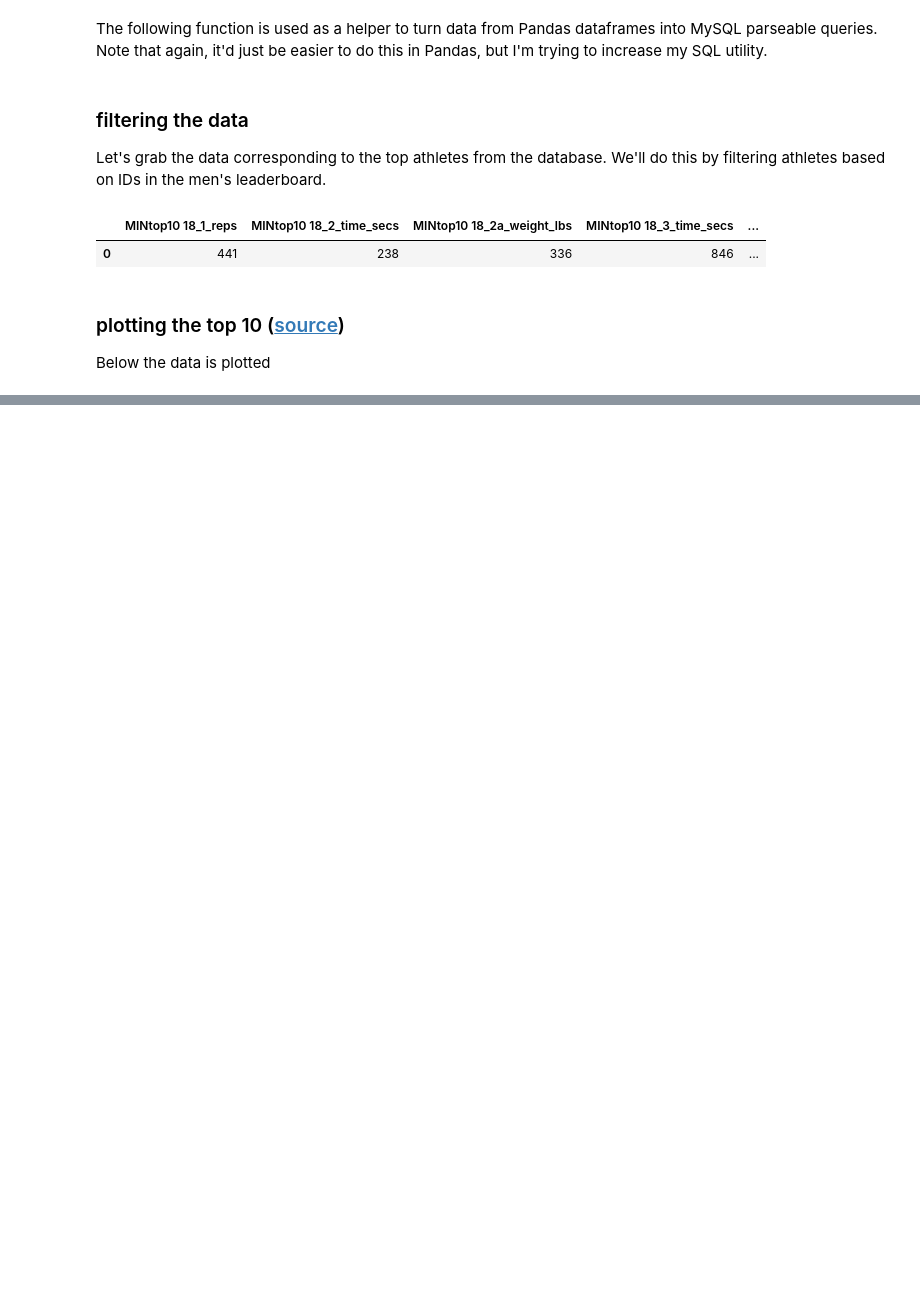
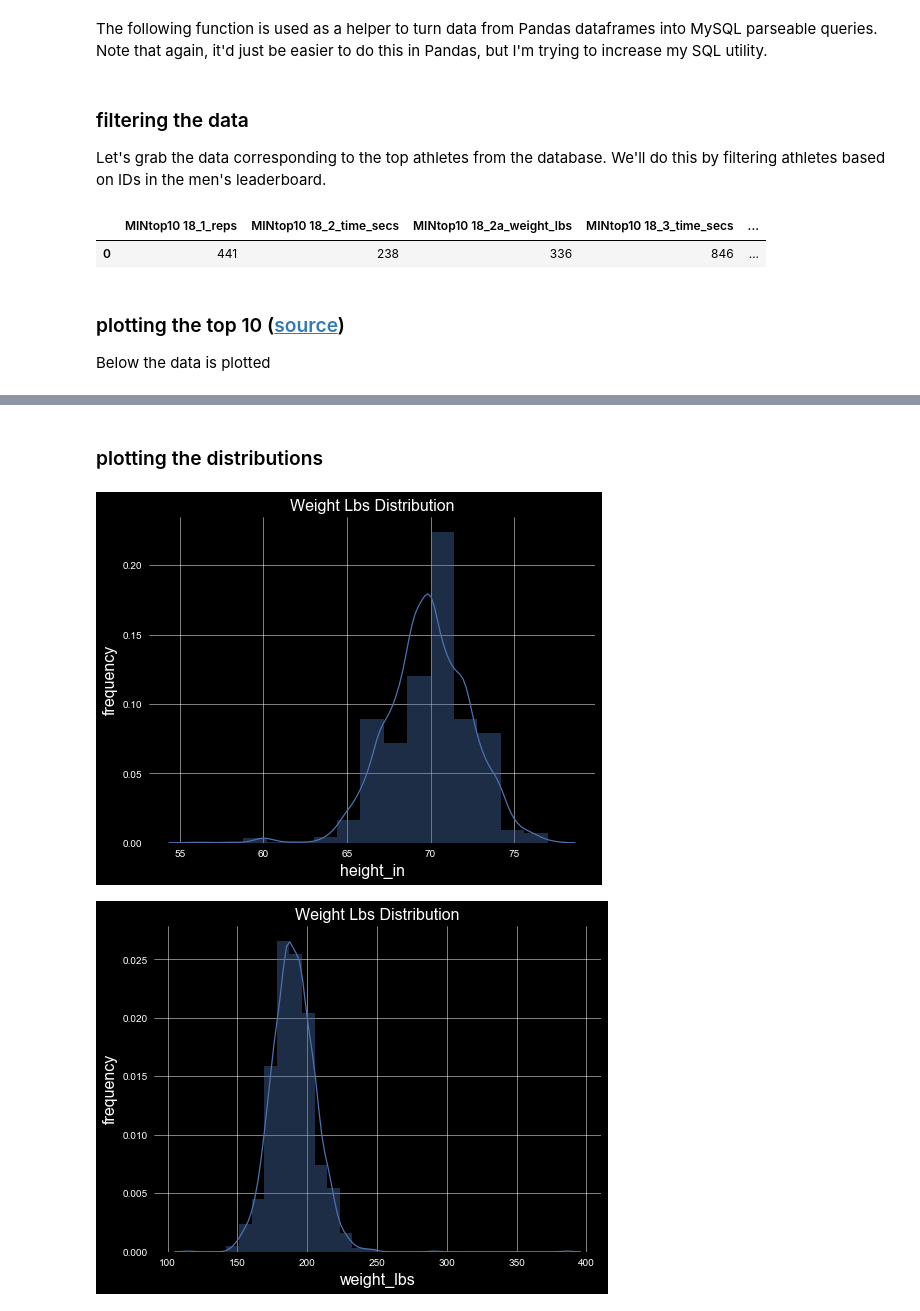
Before and after one commit to zfreedman/crossfit_open_2018, a Jupyter notebook: data_visualization.ipynb, the cells around one changed output, grey strips where cells are left out. Saved outputs shown, nothing was run; the diff lists cells and outputs as text; code cells hidden in the pictures; blank space fills up the shorter version.

```diff
--- a/data_visualization.ipynb
+++ b/data_visualization.ipynb
@@ -325,0 +333,16 @@ working_athletes[0]
+# %%
+height_weight_points = working_leaderboard[["id", "name", "points"]].merge(
+    grab_data(
+        """
+            SELECT id, height_in, weight_lbs FROM athlete
+                WHERE id IN ({}) AND
+                height_in >= 50 AND
+                height_in <= 100 AND
+                weight_lbs >= 100 AND
+                weight_lbs <= 400;
+        """
+        .format(
+            ", ".join([str(x) for x in list(working_leaderboard["id"])])
+        )
+    )
+)
@@ -325,0 +358,49 @@ working_athletes[0]
+# %% [markdown]
+### plotting the distributions
+# %%
+height_weight_cols = ["height_in", "weight_lbs"]
+#height_weight_axis_ranges = [[50, 100, 0, 3000], [50, 300, 0, 2000]]
+height_weight_bins = [15, 30]
+#plot each lift
+for i in range(len(height_weight_cols)):
+    #fit plot
+    #fit, ax = plt.subplots(facecolor = "black")
+    sb.distplot(
+        np.array(height_weight_points[height_weight_cols[i]]),
+        bins=height_weight_bins[i],
+        label=c[:-4].replace("_", " "),
+        hist_kws = {
+            "normed": True
+        }
+    )
+    """plt.hist(
+        #height_weight_points[height_weight_cols[i]],
+        height_weight_points["height_in"].unique(),
+        50,
+        alpha=0.5,
+        normed=True
+    )"""
+    #label axes and add to labels for legend
+    plt.xlabel(height_weight_cols[i])
+    #grid
+    plt.grid(True)
+    #title
+    plt.title(c.replace("_", " ").title() + " Distribution")
+    #axis display range
+    #plt.axis(height_weight_axis_ranges[i])
+    #showing/labeling
+    plt.xlabel(height_weight_cols[i])
+    plt.ylabel("frequency")
+    plt.show()
+#axes bounds
+#plt.axis([50, 450, 0, 0.03])
+#legend (.get_frame().set_alpha() sets the backgroudn on the legend)
+#leg = plt.legend()
+#for t in leg.get_texts():
+#    t.set_color(font_color)
+#plt.legend().get_frame().set_alpha(.95)
+#show
+#plt.show()
+# %% [output]
+[figure, added]
+[figure, added]
```
Also changed, not shown: parts of 9 cells of this notebook, 2 other files.
